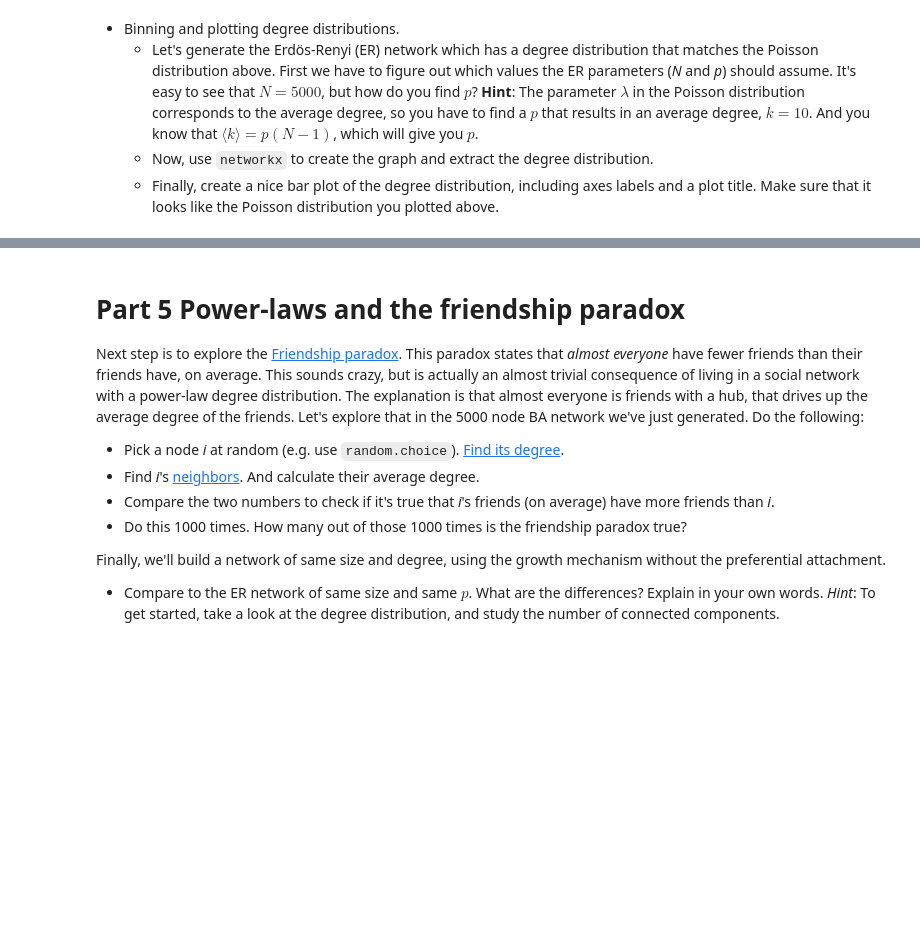
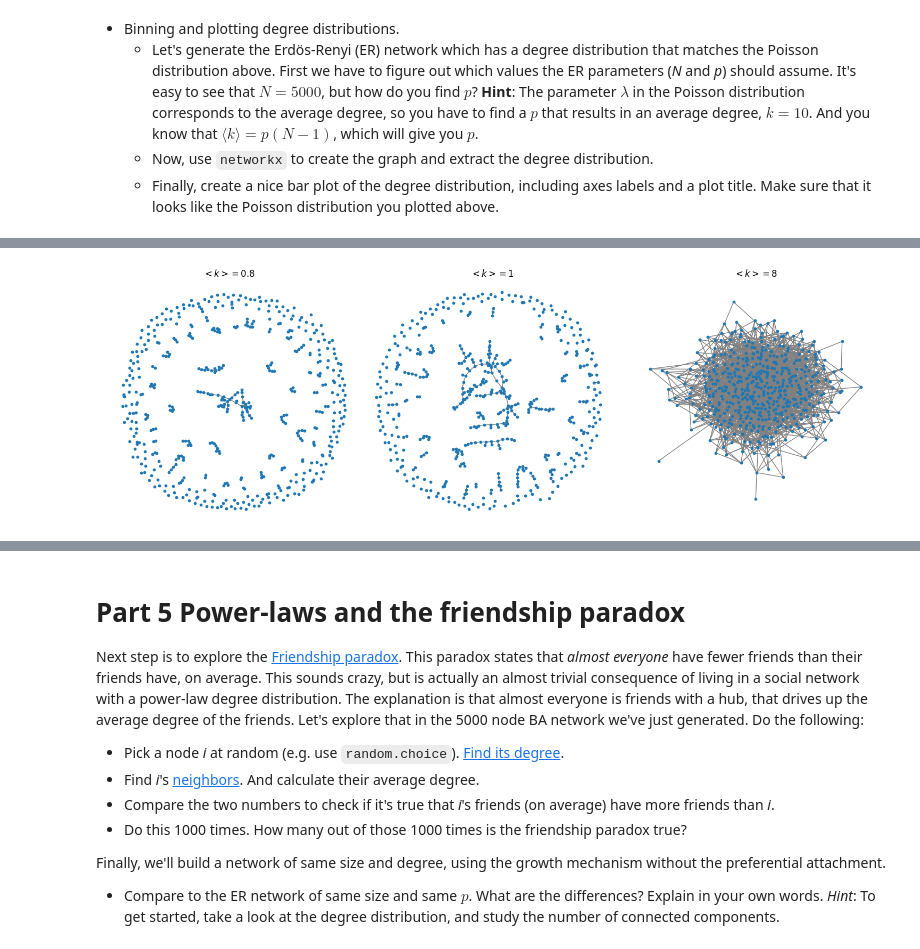
Before and after one commit to danielsanuwich/socialgraphs2023, a Jupyter notebook: Assignment1.ipynb, the cells around one changed output, grey strips where cells are left out. Cells and saved outputs as stored; diff of their text form; code cells hidden in the pictures; blank space fills up the shorter version.

```diff
--- a/Assignment1.ipynb
+++ b/Assignment1.ipynb
@@ -94,0 +229,15 @@ By the way, the default plot coming out of `networkx` doesn't look like the one
+# %%
+# ============ 4 ==============
+
+# Given probability
+p = 10**(-3)
+
+# Define the range of N values to check
+N_values = np.arange(1, 10000)
+
+# Find the smallest N that satisfies the inequality
+N_cr = next((N for N in N_values if p * (N - 1) > np.log(N) + 1), None)
+
+N_cr
+
+#The calculation did not find a value for Ncr in the range specified (1 to 10,000) because the inequality is never satisfied.
@@ -94,0 +284,30 @@ By the way, the default plot coming out of `networkx` doesn't look like the one
+# %%
+import networkx as nx
+import matplotlib.pyplot as plt
+
+# Number of nodes
+N = 500
+
+# Average degrees
+k_values = [0.8, 1, 8]
+
+# Linking probabilities
+p_values = [k / (N - 1) for k in k_values]
+p_values
+
+
+# Generate networks
+networks = [nx.erdos_renyi_graph(N, p) for p in p_values]
+
+# Visualize networks
+plt.figure(figsize=(15, 5))
+
+for i, G in enumerate(networks):
+    plt.subplot(1, 3, i+1)
+    nx.draw(G, node_size=10, edge_color='gray')
+    plt.title(f'$<k> = {k_values[i]}$')
+
+plt.tight_layout()
+plt.show()
+# %% [output]
+[figure, added]
```
Also changed, not shown: parts of 19 cells of this notebook.
